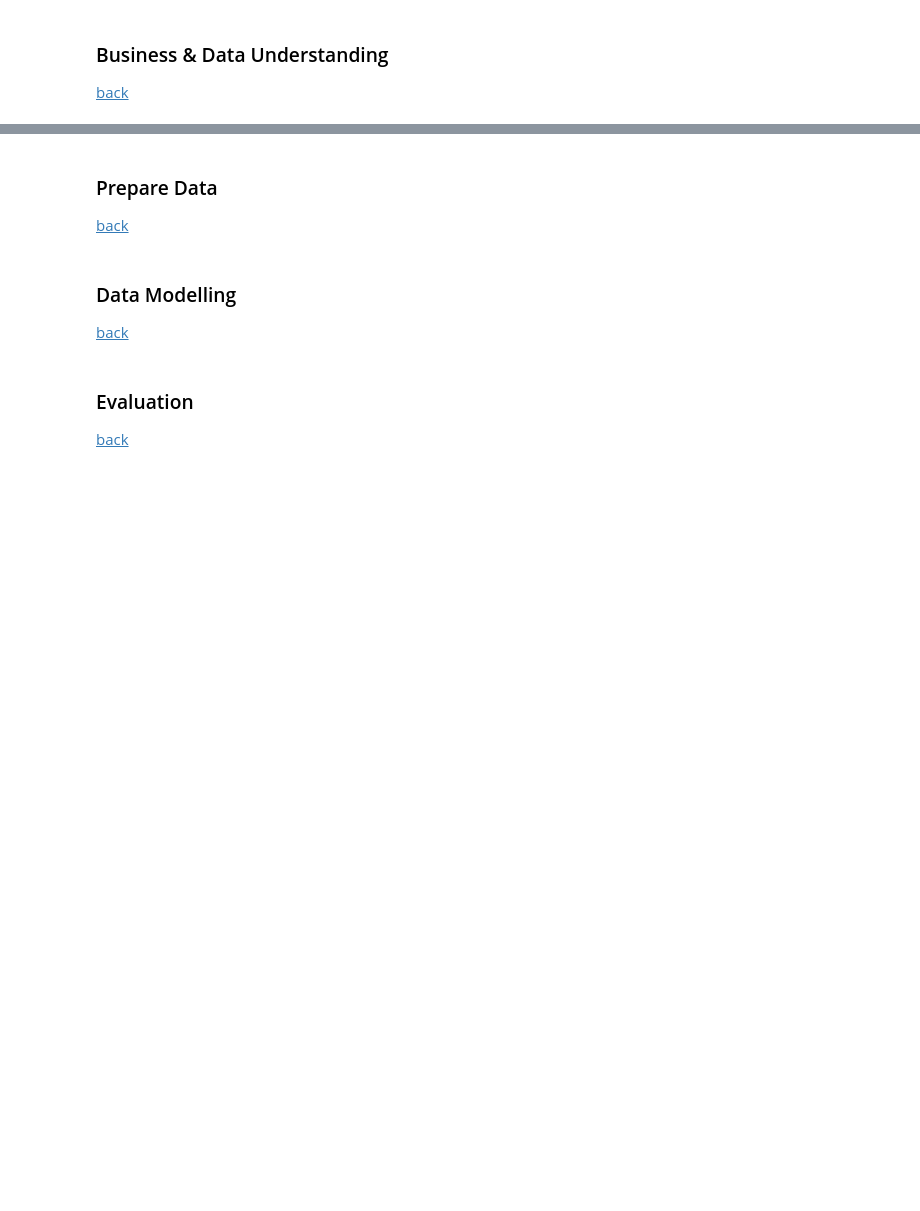
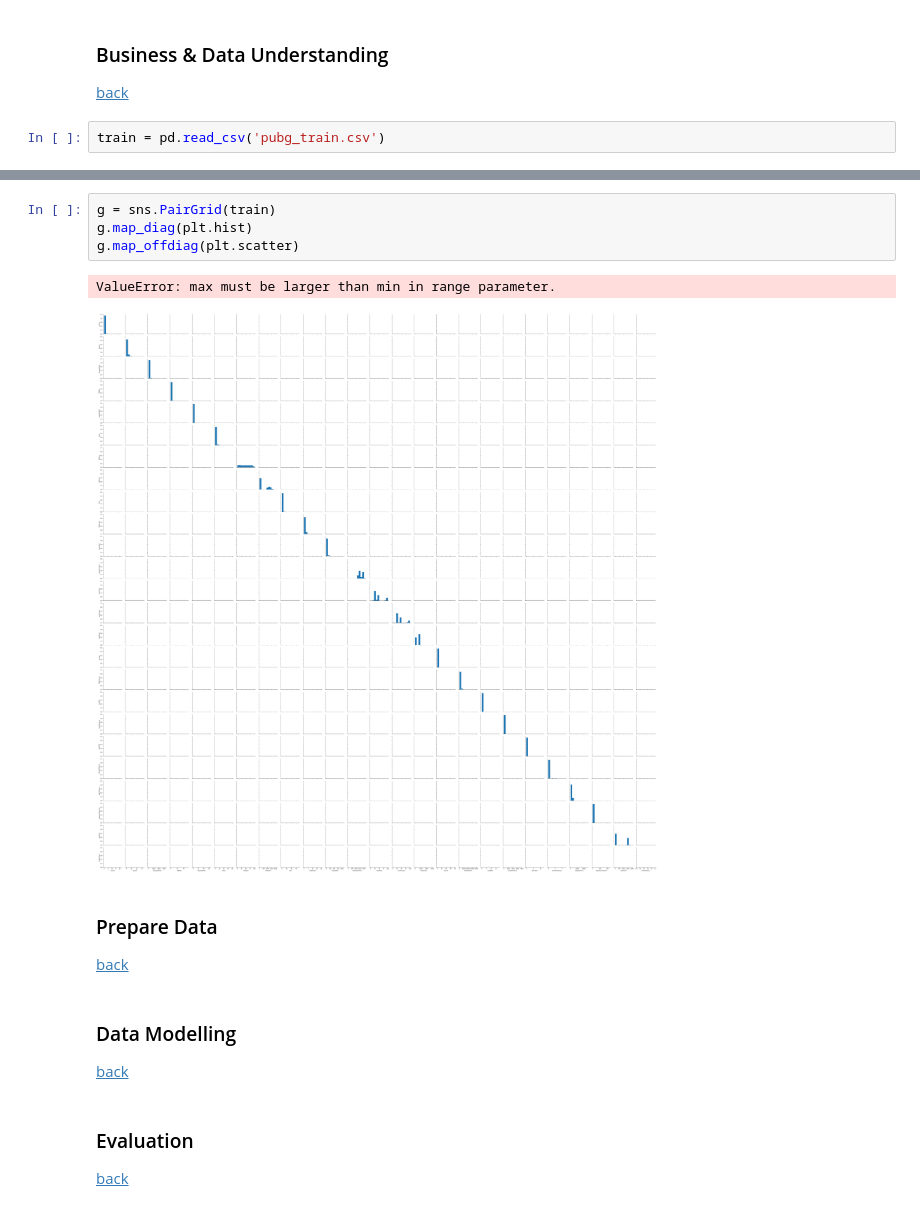
Before and after one commit to FelixKler/Write-a-Data-Science-Blog-Post, a Jupyter notebook: write_a_data_science_blog_post.ipynb, the cells around one changed output, grey strips where cells are left out. Drawn from its saved outputs; the diff is of its cells as text; blank space fills up the shorter version.

```diff
--- a/write_a_data_science_blog_post.ipynb
+++ b/write_a_data_science_blog_post.ipynb
@@ -15,3 +21,5 @@ https://www.kaggle.com/c/pubg-finish-placement-prediction/overview
 # %% [markdown]
 ### Business & Data Understanding <a id='bdu'></a>
 [back](#toc)
+# %%
+train = pd.read_csv('pubg_train.csv')
@@ -18,3 +89,10 @@ https://www.kaggle.com/c/pubg-finish-placement-prediction/overview
+# %%
+g = sns.PairGrid(train)
+g.map_diag(plt.hist)
+g.map_offdiag(plt.scatter)
+# %% [output]
+ValueError: max must be larger than min in range parameter.
+[figure, added]
 # %% [markdown]
 ### Prepare Data <a id='prepare_data'></a>
 [back](#toc)
```
Also changed, not shown: parts of 8 cells of this notebook.
